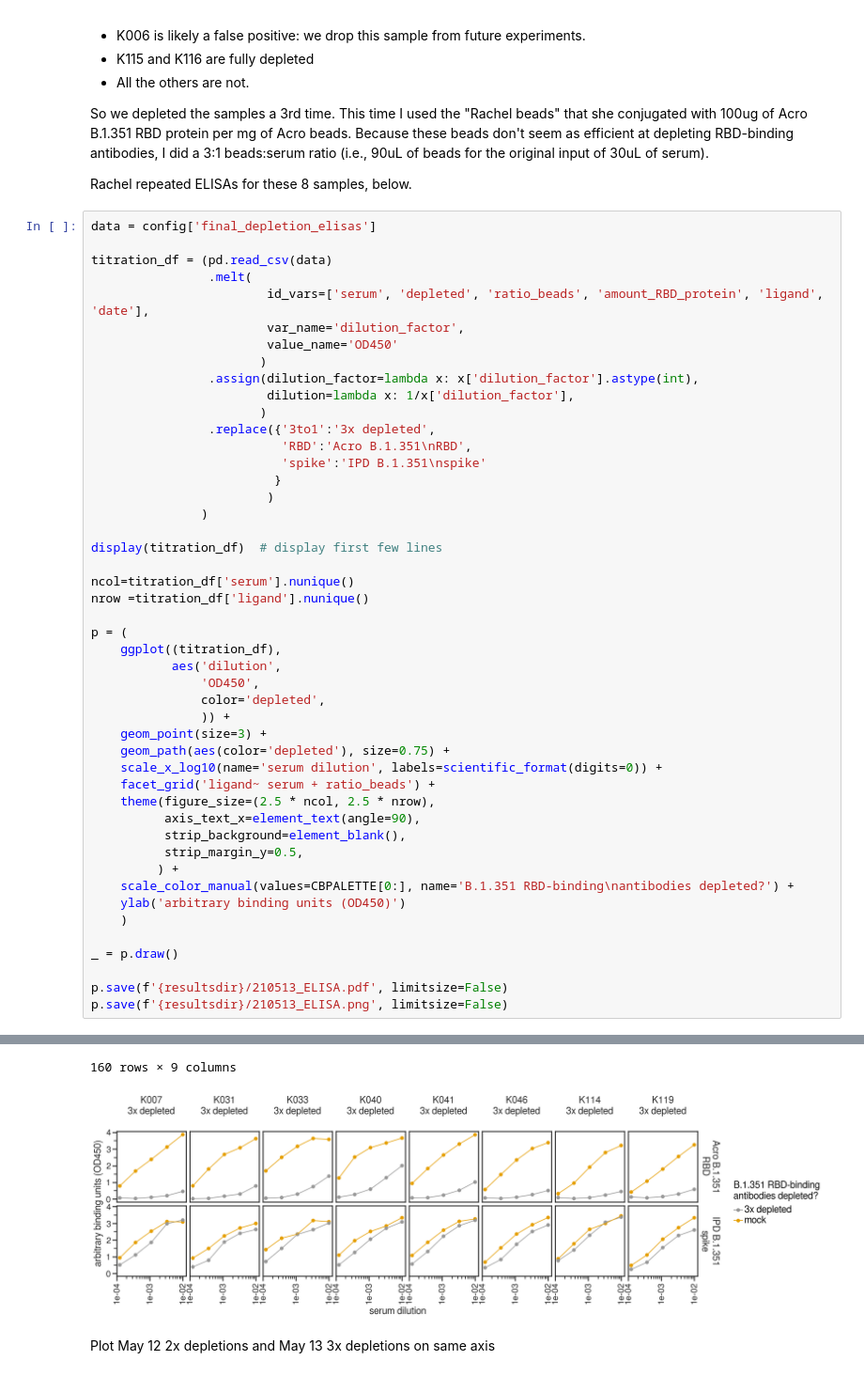
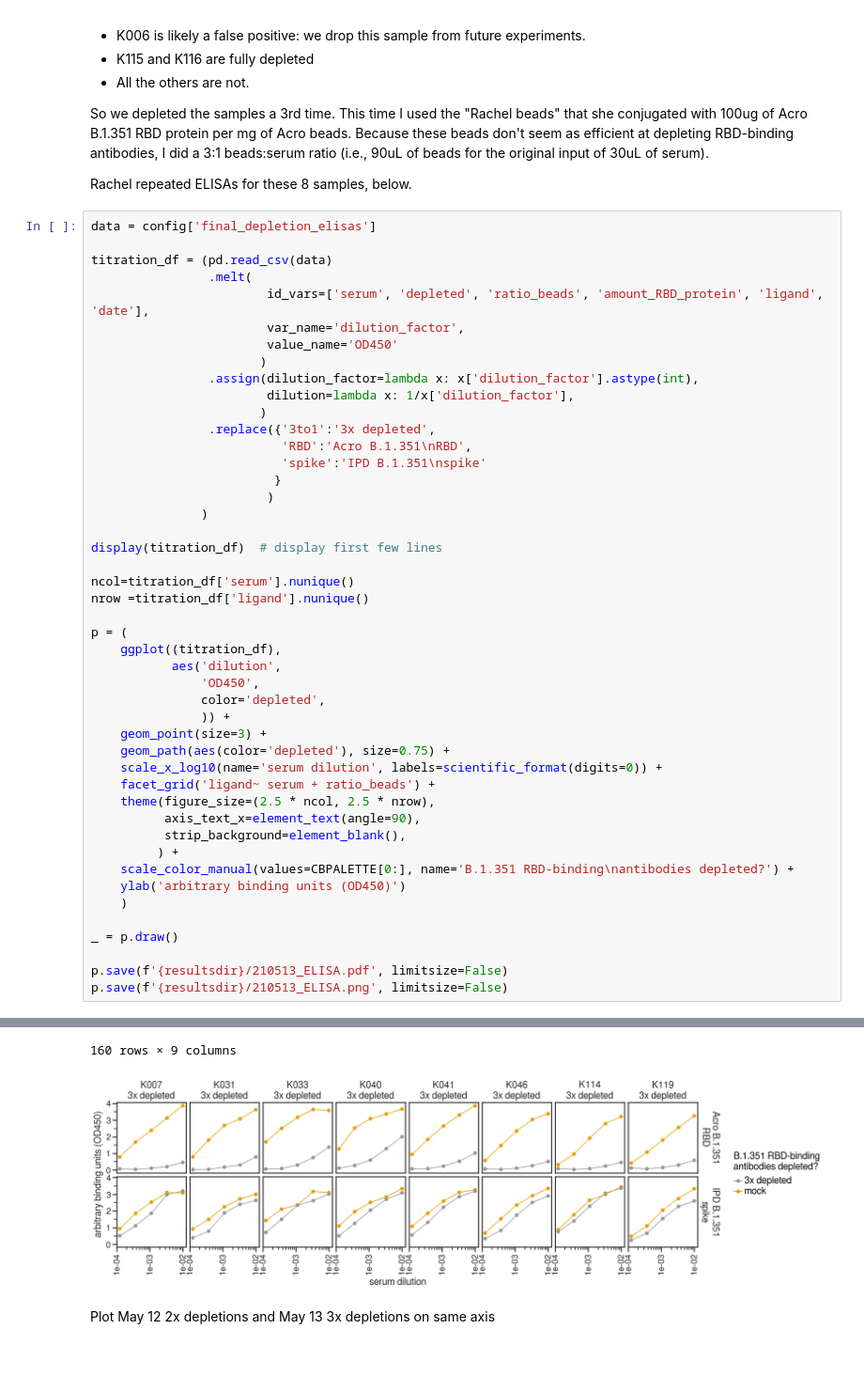
Before and after one commit to jbloomlab/SARS-CoV-2-RBD_B.1.351, a Jupyter notebook: experimental_data/rbd_depletion_elisas.ipynb, the cells around one changed output, grey strips where cells are left out. Shown at 94% size. Cells and saved outputs as stored; diff of their text form.

Commit message:
clean up ELISA plots

```diff
--- a/experimental_data/rbd_depletion_elisas.ipynb
+++ b/experimental_data/rbd_depletion_elisas.ipynb
@@ -273,35 +271,34 @@ p = (
     geom_point(size=3) +
     geom_path(aes(color='depleted'), size=0.75) +
     scale_x_log10(name='serum dilution', labels=scientific_format(digits=0)) +
     facet_grid('ligand~ serum + ratio_beads') +
     theme(figure_size=(2.5 * ncol, 2.5 * nrow),
           axis_text_x=element_text(angle=90),
           strip_background=element_blank(),
-          strip_margin_y=0.5,
          ) +
     scale_color_manual(values=CBPALETTE[0:], name='B.1.351 RBD-binding\nantibodies depleted?') +
     ylab('arbitrary binding units (OD450)')
     )
 
 _ = p.draw()
 
 p.save(f'{resultsdir}/210513_ELISA.pdf', limitsize=False)
 p.save(f'{resultsdir}/210513_ELISA.png', limitsize=False)
 # %% [output]
 |  | serum | depleted | ratio_beads | amount_RBD_protein | ligand | date | dilution_factor | OD450 | ... |
 | 0 | K007 | mock | 3x depleted | 100ug | Acro B.1.351\nRBD | 210513 | 100 | 3.8700 | ... |
 | 1 | K031 | mock | 3x depleted | 100ug | Acro B.1.351\nRBD | 210513 | 100 | 3.6259 | ... |
 | 2 | K033 | mock | 3x depleted | 100ug | Acro B.1.351\nRBD | 210513 | 100 | 3.5820 | ... |
 | 3 | K040 | mock | 3x depleted | 100ug | Acro B.1.351\nRBD | 210513 | 100 | 3.6621 | ... |
 | 4 | K041 | mock | 3x depleted | 100ug | Acro B.1.351\nRBD | 210513 | 100 | 3.8603 | ... |
 | ... | ... | ... | ... | ... | ... | ... | ... | ... | ... |
 | 155 | K040 | 3x depleted | 3x depleted | 100ug | IPD B.1.351\nspike | 210513 | 8100 | 0.5075 | ... |
 | 156 | K041 | 3x depleted | 3x depleted | 100ug | IPD B.1.351\nspike | 210513 | 8100 | 0.5596 | ... |
 | 157 | K046 | 3x depleted | 3x depleted | 100ug | IPD B.1.351\nspike | 210513 | 8100 | 0.3404 | ... |
 | 158 | K114 | 3x depleted | 3x depleted | 100ug | IPD B.1.351\nspike | 210513 | 8100 | 0.7632 | ... |
 | 159 | K119 | 3x depleted | 3x depleted | 100ug | IPD B.1.351\nspike | 210513 | 8100 | 0.2417 | ... |
 160 rows × 9 columns
-[figure, old version]
+[figure, new version]
 # %% [markdown]
 Plot May 12 2x depletions and May 13 3x depletions on same axis
 # %%
```
Also changed, not shown: parts of 6 cells of this notebook, 18 other files.
